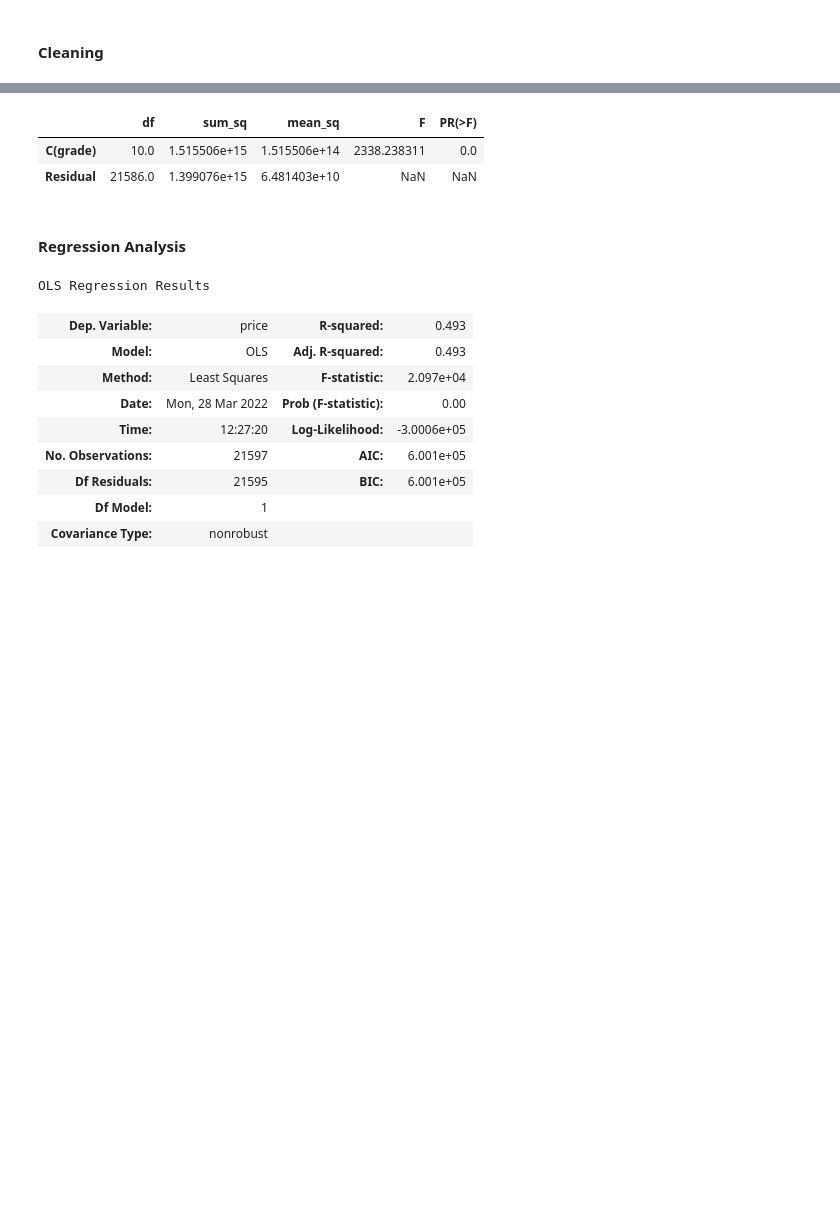
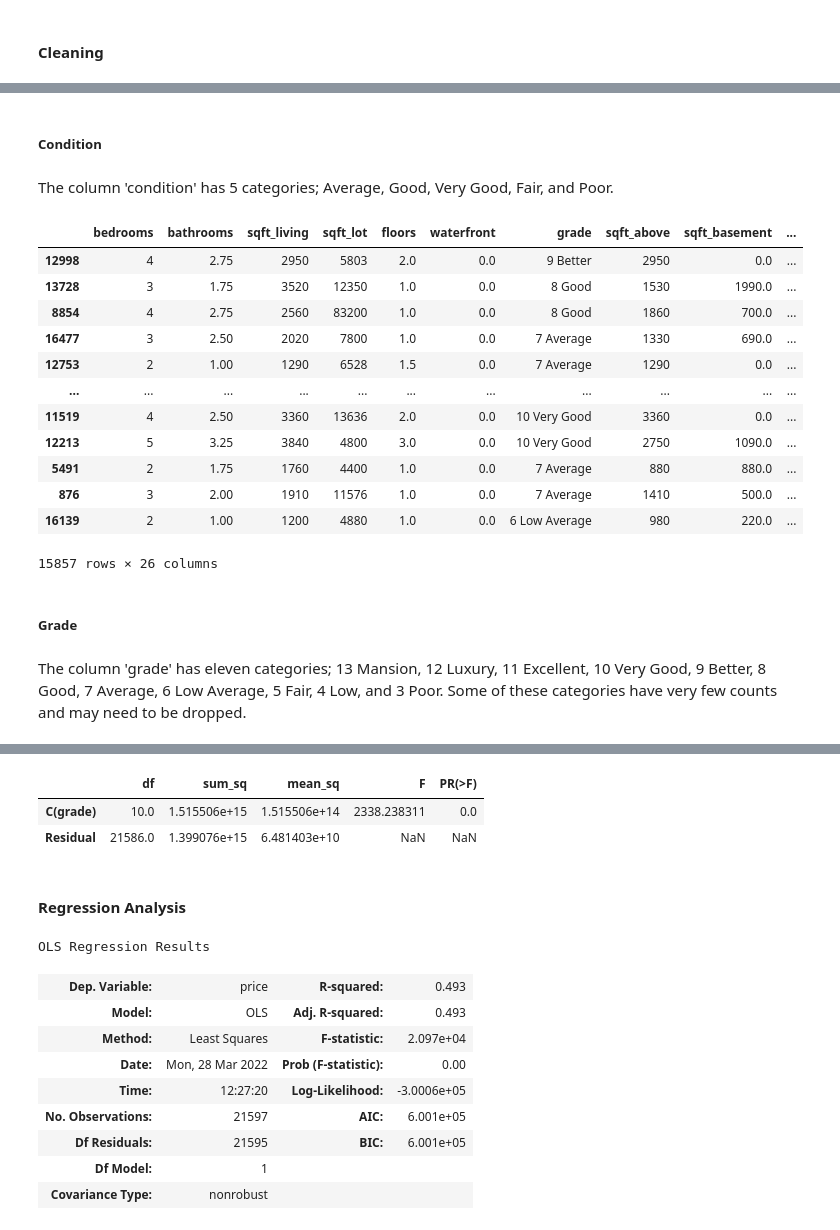
Before and after one commit to ssaeed85/dsc-ph2-KingsCountyRealEstate, a Jupyter notebook: Workspace/Zach/Data_Analysis.ipynb, the cells around one changed output, grey strips where cells are left out. Saved outputs shown, nothing was run; the diff lists cells and outputs as text; code cells hidden in the pictures; blank space fills up the shorter version.

```diff
--- a/Workspace/Zach/Data_Analysis.ipynb
+++ b/Workspace/Zach/Data_Analysis.ipynb
@@ -233,0 +182,44 @@ stats.contingency.chi2_contingency(grade_df)
+# %% [markdown]
+##### Condition
+# %% [markdown]
+The column 'condition' has 5 categories; Average, Good, Very Good, Fair, and Poor.
+# %%
+condition_train = X_train[["condition"]]
+
+ohe = OneHotEncoder(categories="auto", sparse=False, handle_unknown="ignore")
+
+ohe.fit(condition_train)
+
+condition_encoded_train = ohe.transform(condition_train)
+
+condition_encoded_train = pd.DataFrame(
+    condition_encoded_train,
+    columns=ohe.categories_[0],
+    index=X_train.index
+)
+
+X_train.drop("condition", axis=1, inplace=True)
+
+# (5c) Concatenate the new dataframe with current X_train
+X_train = pd.concat([X_train, condition_encoded_train], axis=1)
+
+# Visually inspect X_train
+X_train
+# %% [output]
+|  | bedrooms | bathrooms | sqft_living | sqft_lot | floors | waterfront | grade | sqft_above | sqft_basement | ... |
+| 12998 | 4 | 2.75 | 2950 | 5803 | 2.0 | 0.0 | 9 Better | 2950 | 0.0 | ... |
+| 13728 | 3 | 1.75 | 3520 | 12350 | 1.0 | 0.0 | 8 Good | 1530 | 1990.0 | ... |
+| 8854 | 4 | 2.75 | 2560 | 83200 | 1.0 | 0.0 | 8 Good | 1860 | 700.0 | ... |
+| 16477 | 3 | 2.50 | 2020 | 7800 | 1.0 | 0.0 | 7 Average | 1330 | 690.0 | ... |
+| 12753 | 2 | 1.00 | 1290 | 6528 | 1.5 | 0.0 | 7 Average | 1290 | 0.0 | ... |
+| ... | ... | ... | ... | ... | ... | ... | ... | ... | ... | ... |
+| 11519 | 4 | 2.50 | 3360 | 13636 | 2.0 | 0.0 | 10 Very Good | 3360 | 0.0 | ... |
+| 12213 | 5 | 3.25 | 3840 | 4800 | 3.0 | 0.0 | 10 Very Good | 2750 | 1090.0 | ... |
+| 5491 | 2 | 1.75 | 1760 | 4400 | 1.0 | 0.0 | 7 Average | 880 | 880.0 | ... |
+| 876 | 3 | 2.00 | 1910 | 11576 | 1.0 | 0.0 | 7 Average | 1410 | 500.0 | ... |
+| 16139 | 2 | 1.00 | 1200 | 4880 | 1.0 | 0.0 | 6 Low Average | 980 | 220.0 | ... |
+15857 rows × 26 columns
+# %% [markdown]
+##### Grade
+# %% [markdown]
+The column 'grade' has eleven categories; 13 Mansion, 12 Luxury, 11 Excellent, 10 Very Good, 9 Better, 8 Good, 7 Average, 6 Low Average, 5 Fair, 4 Low, and 3 Poor. Some of these categories have very few counts and may need to be dropped.
```
Also changed, not shown: parts of 44 cells of this notebook.
